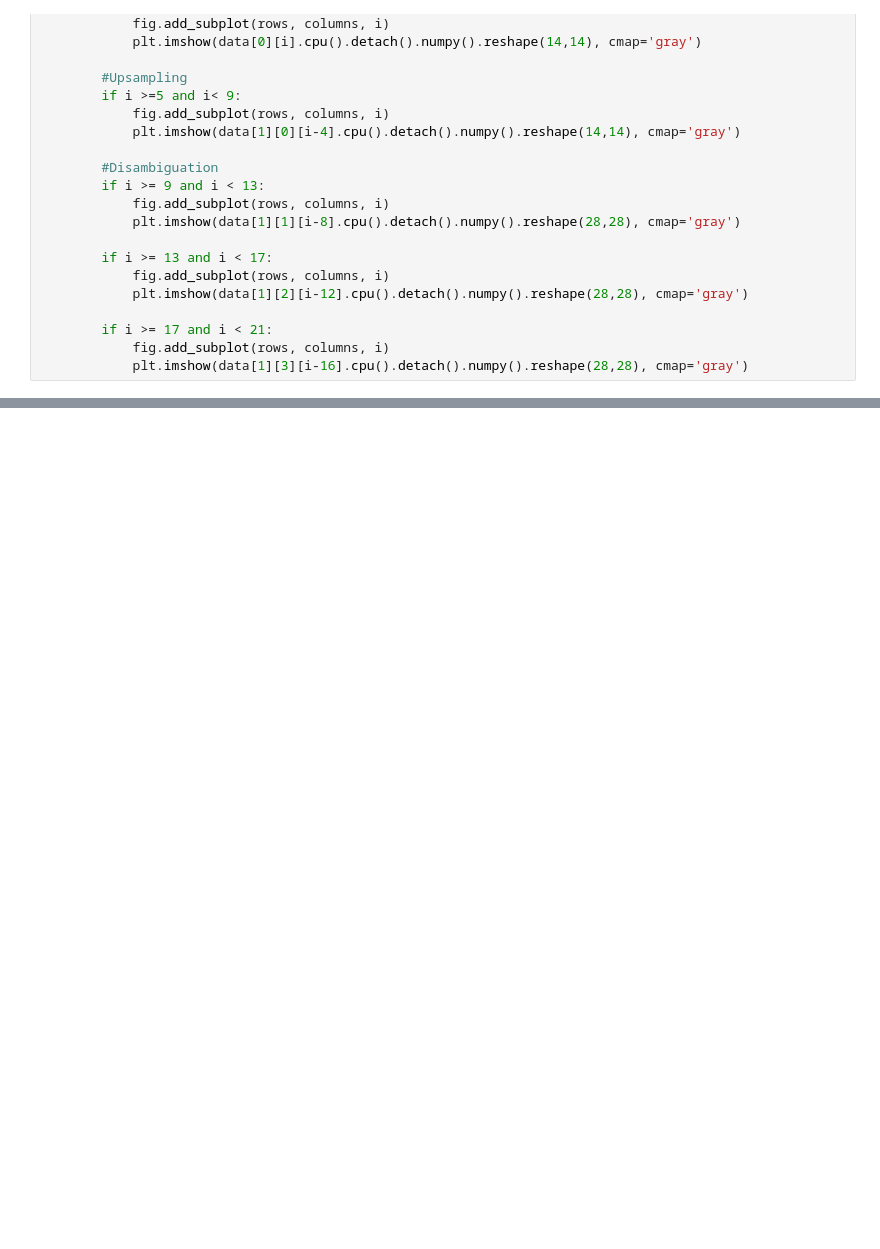
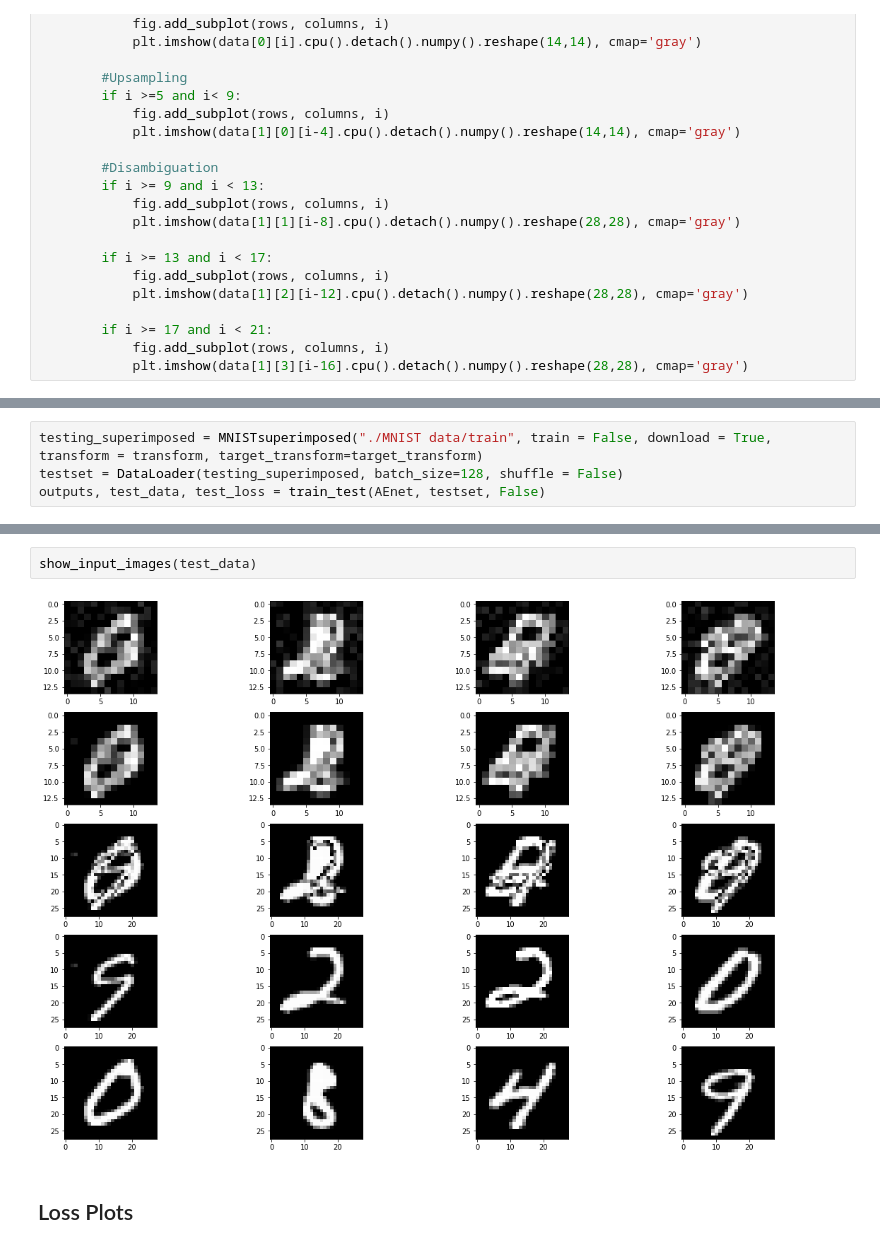
Before and after one commit to Denylson-Fuentes/Image-Disambiguity, a Jupyter notebook: Image Disambiguity-RNN.ipynb, the cells around one changed output, grey strips where cells are left out. Drawn from its saved outputs; the diff is of its cells as text; blank space fills up the shorter version.

Commit message:
Testing Results

```diff
--- a/Image Disambiguity-RNN.ipynb
+++ b/Image Disambiguity-RNN.ipynb
@@ -716,0 +736,4 @@ show_input_images(inputs=data)
+# %%
+testing_superimposed = MNISTsuperimposed("./MNIST data/train", train = False, download = True, transform = transform, target_transform=target_transform)
+testset = DataLoader(testing_superimposed, batch_size=128, shuffle = False)
+outputs, test_data, test_loss = train_test(AEnet, testset, False)
@@ -717 +758,7 @@ show_input_images(inputs=data)
+# %%
+show_input_images(test_data)
+# %% [output]
+[figure, added]
+# %% [markdown]
+## Loss Plots
 # %%
```
Also changed, not shown: parts of 16 cells of this notebook.
